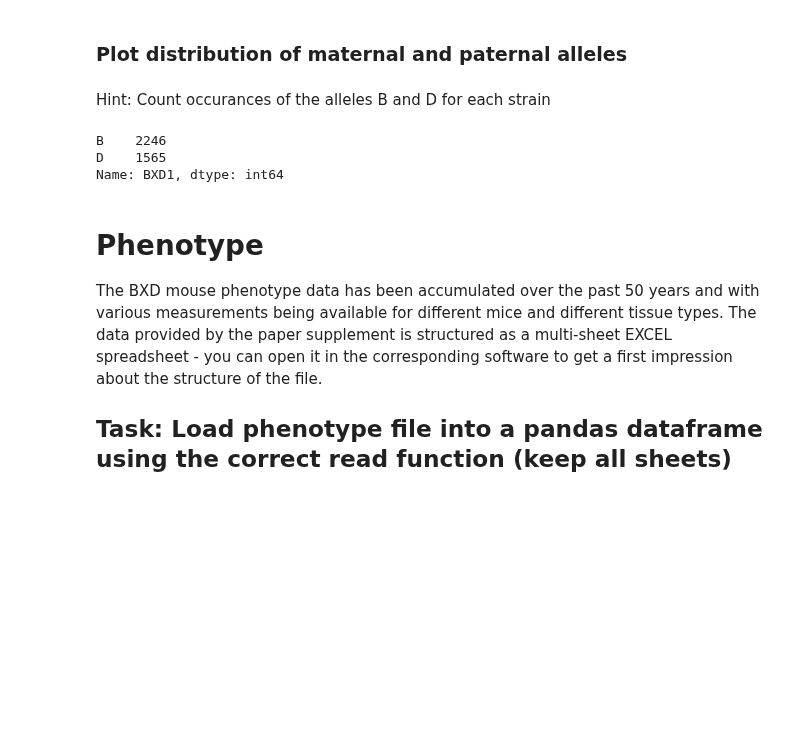
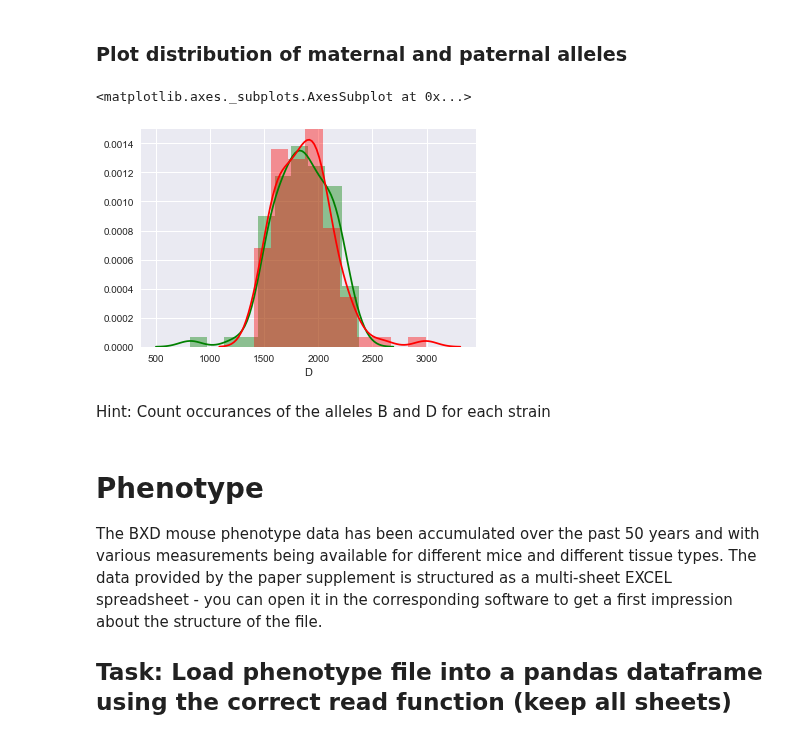
Before and after one commit to TrisKast/DataScience-Bioinformatics, a Jupyter notebook: notebooks/Day2_Exploratory_Analysis.ipynb, the cells around one changed output. Saved outputs shown, nothing was run; the diff lists cells and outputs as text; code cells hidden in the pictures; blank space fills up the shorter version.

Commit message:
adds distribution plot of alleles

```diff
--- a/notebooks/Day2_Exploratory_Analysis.ipynb
+++ b/notebooks/Day2_Exploratory_Analysis.ipynb
@@ -127,16 +128,31 @@ sns.clustermap(data=genotype_num)
 # %% [markdown]
 ### Plot distribution of maternal and paternal alleles
+# %%
+from collections import Counter
+import matplotlib.pyplot as plt
+%matplotlib inline
+
+# drop first 4 columns
+t = genotype.drop(genotype.columns[[0,1,2,3]], axis=1)
+
+# count num of occurrences for each allele
+result = t.apply(pandas.value_counts).fillna(0)
+
+# drop H and U and transpose matrix
+result = result.drop(result.index[2:]).transpose()
+
+# use matplotlib for histogram plot
+#plt.hist(result['B'], alpha=0.45, color='red');
+#plt.hist(result['D'], alpha=0.45, color='blue');
+
+# use seaborn for distplot
+sns.distplot(result['B'], color='green')
+sns.distplot(result['D'], color='red')
+# %% [output]
+<matplotlib.axes._subplots.AxesSubplot at 0x...>
+[figure, added]
 # %% [markdown]
 Hint: Count occurances of the alleles B and D for each strain
-# %%
-
-
-
-genotype['BXD1'].value_counts()
-# %% [output]
-B    2246
-D    1565
-Name: BXD1, dtype: int64
 # %% [markdown]
 # Phenotype
 The BXD mouse phenotype data has been accumulated over the past 50 years and with various measurements being available for different mice and different tissue types. The data provided by the paper supplement is structured as a multi-sheet EXCEL spreadsheet - you can open it in the corresponding software to get a first impression about the structure of the file.
```
Also changed, not shown: parts of 4 cells of this notebook.
